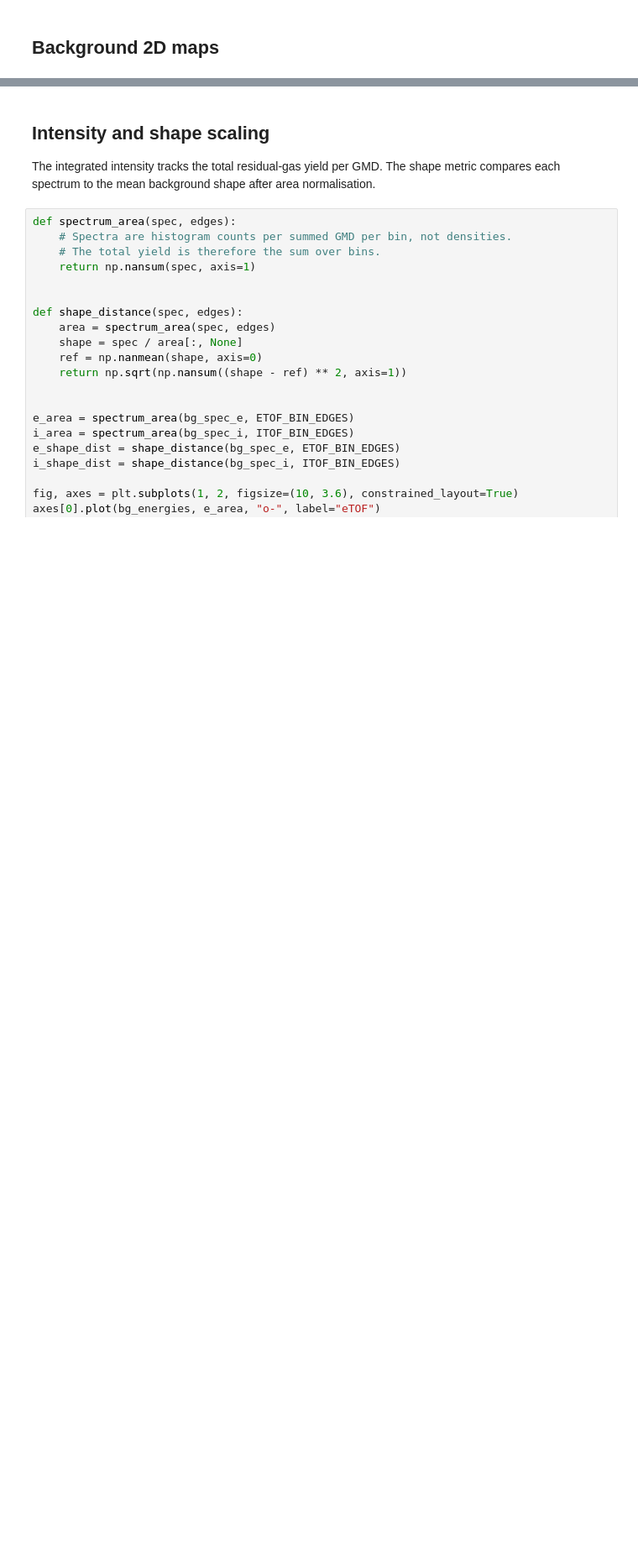
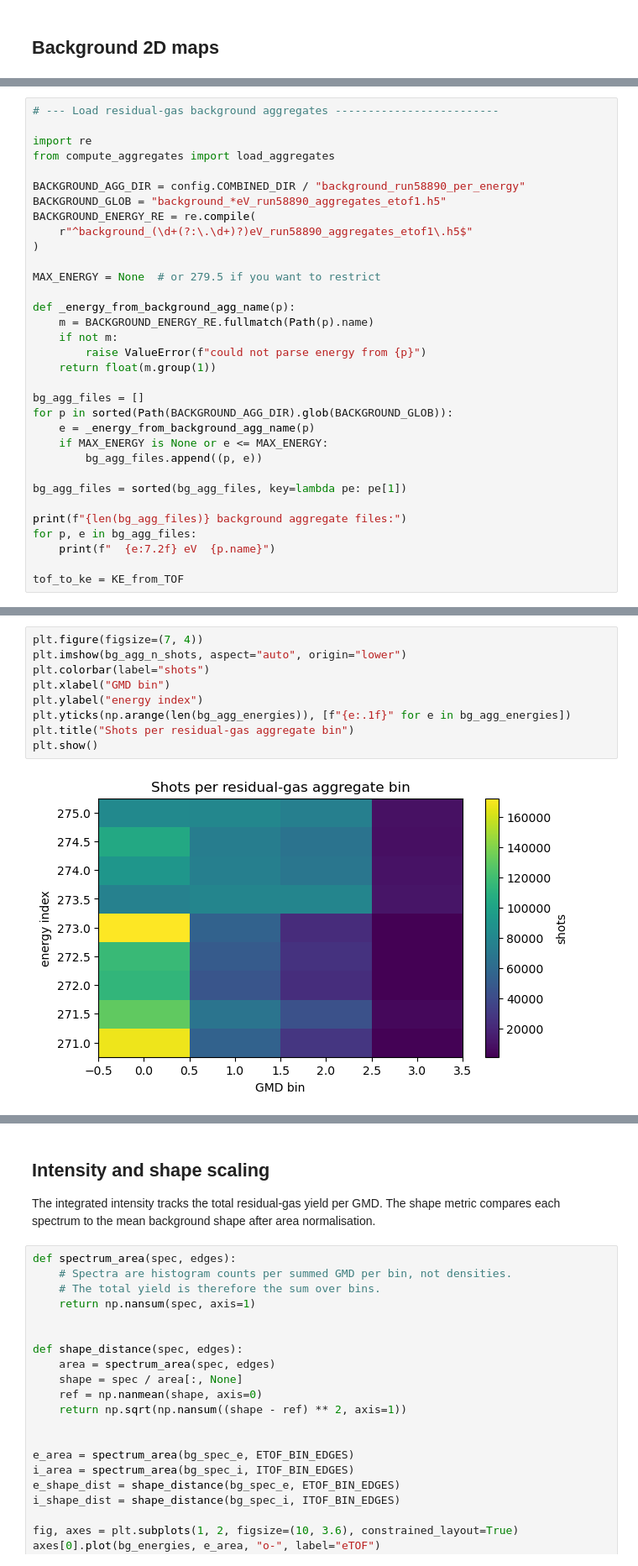
Before and after one commit to ogalexander/glycine26, a Jupyter notebook: analysis/post/residual_gas_background.ipynb, the cells around one changed output, grey strips where cells are left out. Shown at 84% size. Saved outputs shown, nothing was run; the diff lists cells and outputs as text; blank space fills up the shorter version.

```diff
--- a/analysis/post/residual_gas_background.ipynb
+++ b/analysis/post/residual_gas_background.ipynb
@@ -342,0 +379,33 @@ plt.show()
+# %%
+# --- Load residual-gas background aggregates -------------------------
+
+import re
+from compute_aggregates import load_aggregates
+
+BACKGROUND_AGG_DIR = config.COMBINED_DIR / "background_run58890_per_energy"
+BACKGROUND_GLOB = "background_*eV_run58890_aggregates_etof1.h5"
+BACKGROUND_ENERGY_RE = re.compile(
+    r"^background_(\d+(?:\.\d+)?)eV_run58890_aggregates_etof1\.h5$"
+)
+
+MAX_ENERGY = None  # or 279.5 if you want to restrict
+
+def _energy_from_background_agg_name(p):
+    m = BACKGROUND_ENERGY_RE.fullmatch(Path(p).name)
+    if not m:
+        raise ValueError(f"could not parse energy from {p}")
+    return float(m.group(1))
+
+bg_agg_files = []
+for p in sorted(Path(BACKGROUND_AGG_DIR).glob(BACKGROUND_GLOB)):
+    e = _energy_from_background_agg_name(p)
+    if MAX_ENERGY is None or e <= MAX_ENERGY:
+        bg_agg_files.append((p, e))
+
+bg_agg_files = sorted(bg_agg_files, key=lambda pe: pe[1])
+
+print(f"{len(bg_agg_files)} background aggregate files:")
+for p, e in bg_agg_files:
+    print(f"  {e:7.2f} eV  {p.name}")
+
+tof_to_ke = KE_from_TOF
@@ -342,0 +522,11 @@ plt.show()
+# %%
+plt.figure(figsize=(7, 4))
+plt.imshow(bg_agg_n_shots, aspect="auto", origin="lower")
+plt.colorbar(label="shots")
+plt.xlabel("GMD bin")
+plt.ylabel("energy index")
+plt.yticks(np.arange(len(bg_agg_energies)), [f"{e:.1f}" for e in bg_agg_energies])
+plt.title("Shots per residual-gas aggregate bin")
+plt.show()
+# %% [output]
+[figure, added]
```
Also changed, not shown: parts of 46 cells of this notebook, 1 other file.
